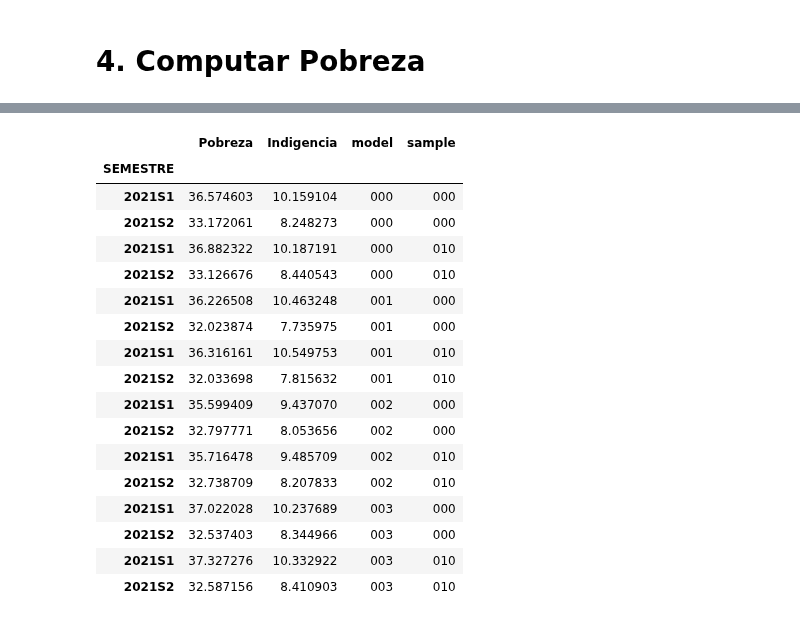
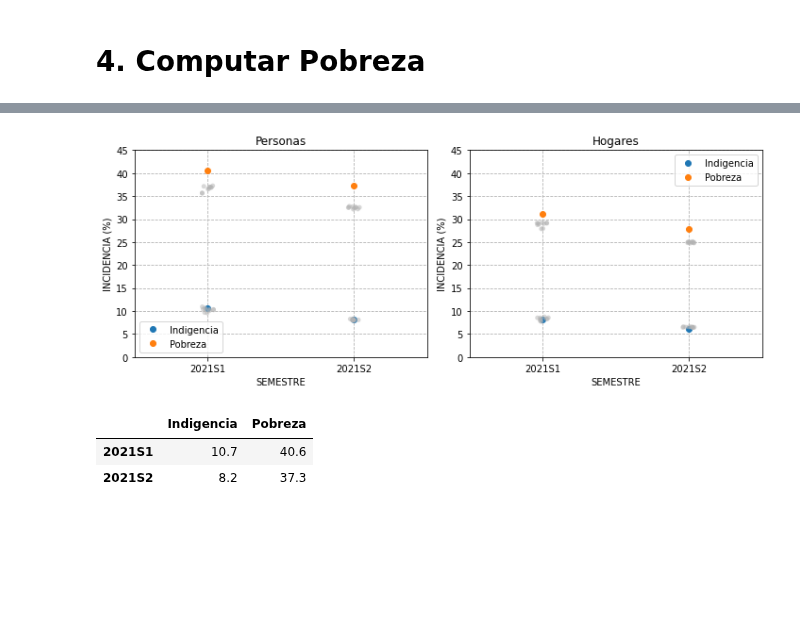
Before and after one commit to matuteiglesias/indice-pobreza-UBA, a Jupyter notebook: notebooks/06 - Testeo de Estocasticidad.ipynb, the cells around one changed output, grey strips where cells are left out. Cells and saved outputs as stored; diff of their text form; code cells hidden in the pictures; blank space fills up the shorter version.

```diff
--- a/notebooks/06 - Testeo de Estocasticidad.ipynb
+++ b/notebooks/06 - Testeo de Estocasticidad.ipynb
@@ -755,2 +741,0 @@ stoch_from_sample.groupby(level = 0).mean().round(2)
-# %%
-data = pd.concat(out_list)
@@ -768,21 +741,0 @@ data.reset_index().groupby(['SEMESTRE', 'sample'])['Pobreza', 'Indigencia'].agg(
-# %%
-data
-# %% [output]
-|  | Pobreza | Indigencia | model | sample |
-| SEMESTRE |  |  |  |  |
-| 2021S1 | 36.574603 | 10.159104 | 000 | 000 |
-| 2021S2 | 33.172061 | 8.248273 | 000 | 000 |
-| 2021S1 | 36.882322 | 10.187191 | 000 | 010 |
-| 2021S2 | 33.126676 | 8.440543 | 000 | 010 |
-| 2021S1 | 36.226508 | 10.463248 | 001 | 000 |
-| 2021S2 | 32.023874 | 7.735975 | 001 | 000 |
-| 2021S1 | 36.316161 | 10.549753 | 001 | 010 |
-| 2021S2 | 32.033698 | 7.815632 | 001 | 010 |
-| 2021S1 | 35.599409 | 9.437070 | 002 | 000 |
-| 2021S2 | 32.797771 | 8.053656 | 002 | 000 |
-| 2021S1 | 35.716478 | 9.485709 | 002 | 010 |
-| 2021S2 | 32.738709 | 8.207833 | 002 | 010 |
-| 2021S1 | 37.022028 | 10.237689 | 003 | 000 |
-| 2021S2 | 32.537403 | 8.344966 | 003 | 000 |
-| 2021S1 | 37.327276 | 10.332922 | 003 | 010 |
-| 2021S2 | 32.587156 | 8.410903 | 003 | 010 |
@@ -795,0 +746,38 @@ data
+# %%
+## Info de INDEC
+# info = pd.DataFrame([[10.7, 40.6], [8.2, 37.3]], index = ['2021S1', '2021S2'], columns = ['Indigencia', 'Pobreza'])
+info = pd.read_csv('./../data/info/pob_pers_INDEC.csv', index_col = 0)
+infoH = pd.read_csv('./../data/info/pob_hogs_INDEC.csv', index_col = 0)
+# %%
+data_ = data.set_index(['SEMESTRE', 'model', 'sample']).stack().reset_index()
+data_ = data_.rename(columns = {'level_3': 'Variable', 0: 'pct'})
+
+dataH_ = dataH.set_index(['SEMESTRE', 'model', 'sample']).stack().reset_index()
+dataH_ = dataH_.rename(columns = {'level_3': 'Variable', 0: 'pct'})
+
+
+fig, axs = plt.subplots(1, 2, figsize = (10, 4))
+
+ax = axs[0]
+ax.set_title('Personas')
+info.plot(marker = 'o', lw = 0, ax = ax)
+sns.stripplot(data=data_, x="SEMESTRE", y="pct", color = '.7', ax = ax, alpha = .5, jitter = .04)
+ax.set_ylim(0, 45); ax.grid(linestyle = '--'); ax.set_ylabel('INCIDENCIA (%)')
+
+ax = axs[1]
+ax.set_title('Hogares')
+infoH.plot(marker = 'o', lw = 0, ax = ax)
+sns.stripplot(data=dataH_, x="SEMESTRE", y="pct", color = '.7', ax = ax, alpha = .5, jitter = .04)
+ax.set_ylim(0, 45); ax.grid(linestyle = '--'); ax.set_ylabel('INCIDENCIA (%)')
+
+plt.tight_layout()
+plt.savefig('./../images/comparacion_INDEC.jpg')
+plt.show()
+# %% [output]
+[figure, added]
+# %%
+info
+# %% [output]
+|  | Indigencia | Pobreza |
+| 2021S1 | 10.7 | 40.6 |
+| 2021S2 | 8.2 | 37.3 |
```
Also changed, not shown: parts of 20 cells of this notebook, 4 other files.
